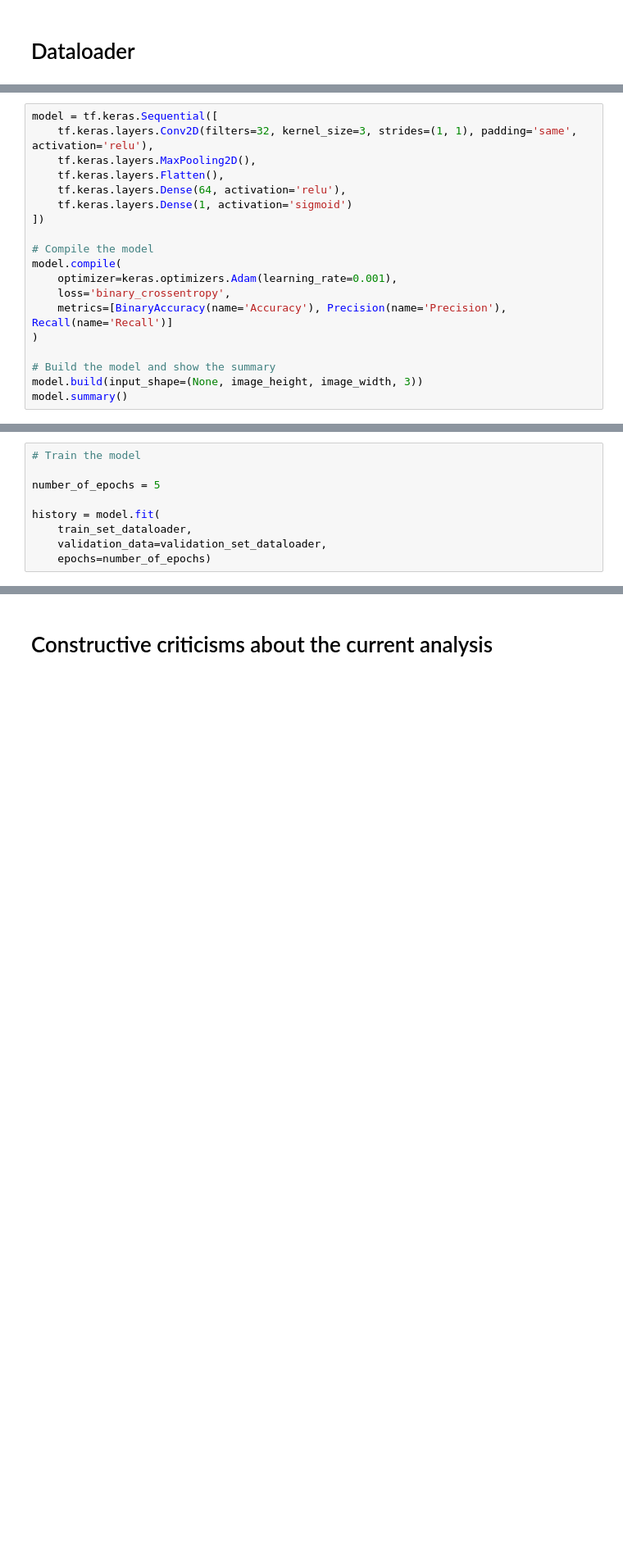
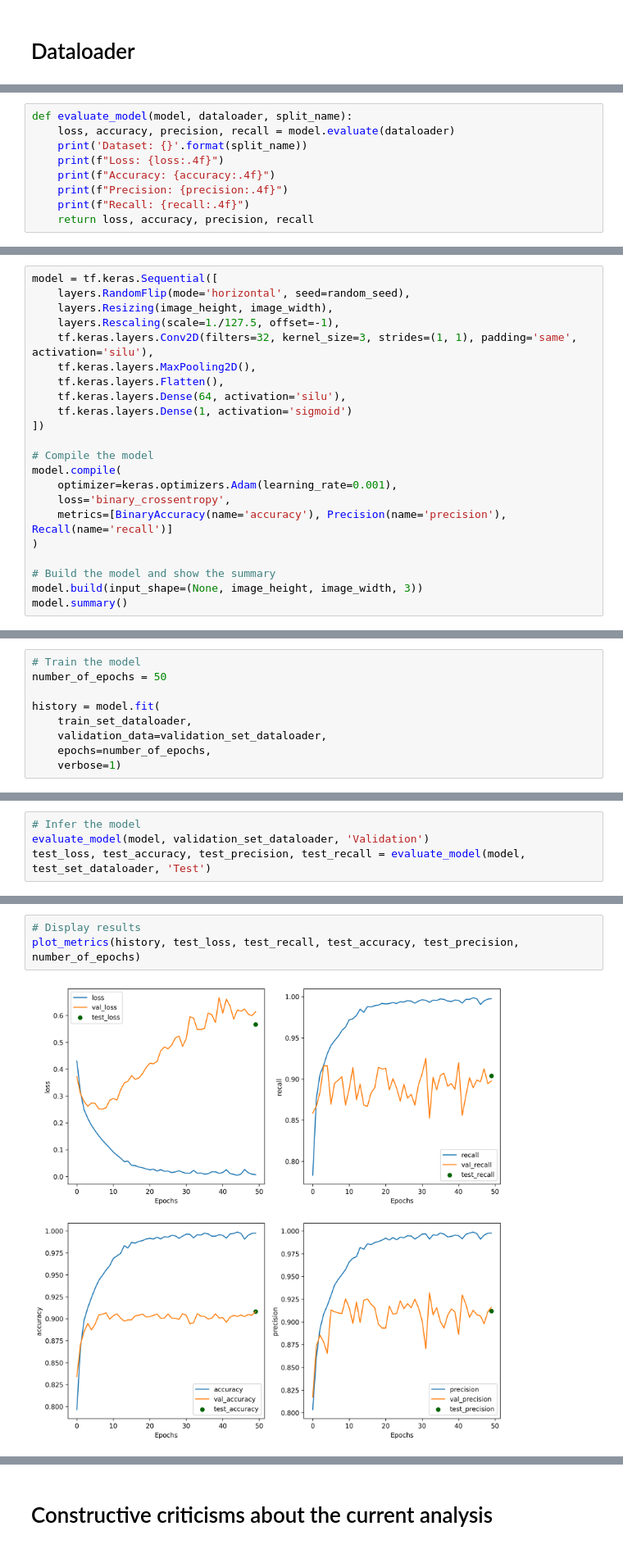
Before and after one commit to GuillaumeZahnd/cifake, a Jupyter notebook: cifake.ipynb, the cells around one changed output, grey strips where cells are left out. Shown at 82% size. Cells and saved outputs as stored; diff of their text form; blank space fills up the shorter version.

```diff
--- a/cifake.ipynb
+++ b/cifake.ipynb
@@ -177,0 +223,9 @@ Classes for the test split: ['FAKE', 'REAL']
+# %%
+def evaluate_model(model, dataloader, split_name):
+    loss, accuracy, precision, recall = model.evaluate(dataloader)
+    print('Dataset: {}'.format(split_name))
+    print(f"Loss: {loss:.4f}")
+    print(f"Accuracy: {accuracy:.4f}")
+    print(f"Precision: {precision:.4f}")
+    print(f"Recall: {recall:.4f}")
+    return loss, accuracy, precision, recall
@@ -178,9 +273,12 @@ Classes for the test split: ['FAKE', 'REAL']
 # %%
 model = tf.keras.Sequential([
-    tf.keras.layers.Conv2D(filters=32, kernel_size=3, strides=(1, 1), padding='same', activation='relu'),
+    layers.RandomFlip(mode='horizontal', seed=random_seed),
+    layers.Resizing(image_height, image_width),
+    layers.Rescaling(scale=1./127.5, offset=-1),
+    tf.keras.layers.Conv2D(filters=32, kernel_size=3, strides=(1, 1), padding='same', activation='silu'),
     tf.keras.layers.MaxPooling2D(),
     tf.keras.layers.Flatten(),
-    tf.keras.layers.Dense(64, activation='relu'),
+    tf.keras.layers.Dense(64, activation='silu'),
     tf.keras.layers.Dense(1, activation='sigmoid')
 ])
 
@@ -188,7 +286,7 @@ model = tf.keras.Sequential([
 model.compile(
     optimizer=keras.optimizers.Adam(learning_rate=0.001),
     loss='binary_crossentropy',
-    metrics=[BinaryAccuracy(name='Accuracy'), Precision(name='Precision'), Recall(name='Recall')]
+    metrics=[BinaryAccuracy(name='accuracy'), Precision(name='precision'), Recall(name='recall')]
 )
 
 # Build the model and show the summary
@@ -214,11 +318,11 @@ Model: "sequential"
  Non-trainable params: 0 (0.00 B)
 # %%
 # Train the model
-
-number_of_epochs = 5
+number_of_epochs = 50
 
 history = model.fit(
     train_set_dataloader,
     validation_data=validation_set_dataloader,
-    epochs=number_of_epochs)
+    epochs=number_of_epochs,
+    verbose=1)
 # %% [output]
@@ -237,0 +346,4 @@ Detected at node StatefulPartitionedCall defined at (most recent call last):
+# %%
+# Infer the model
+evaluate_model(model, validation_set_dataloader, 'Validation')
+test_loss, test_accuracy, test_precision, test_recall = evaluate_model(model, test_set_dataloader, 'Test')
@@ -237,0 +363,5 @@ Detected at node StatefulPartitionedCall defined at (most recent call last):
+# %%
+# Display results
+plot_metrics(history, test_loss, test_recall, test_accuracy, test_precision, number_of_epochs)
+# %% [output]
+[figure, added]
```
Also changed, not shown: parts of 19 cells of this notebook.
